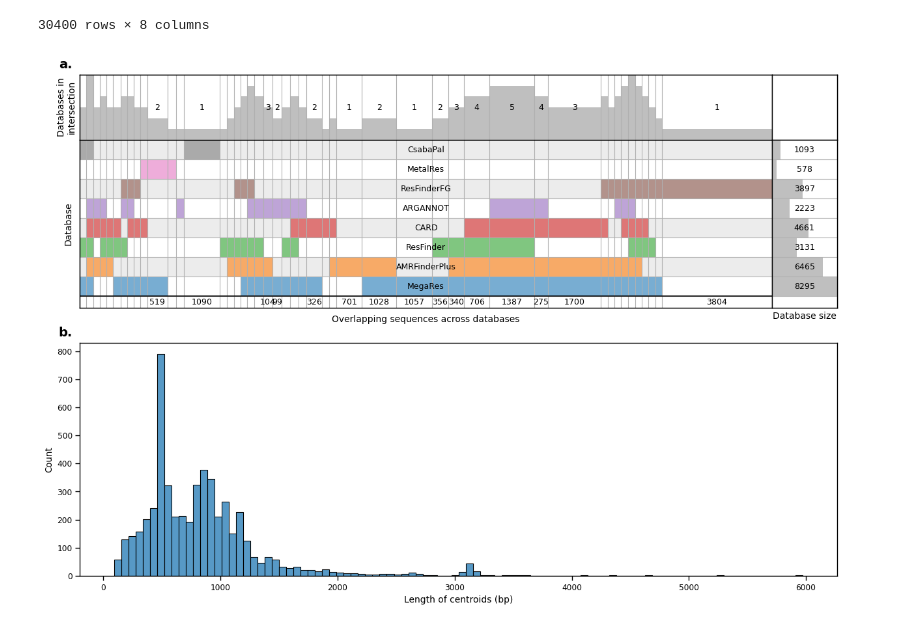
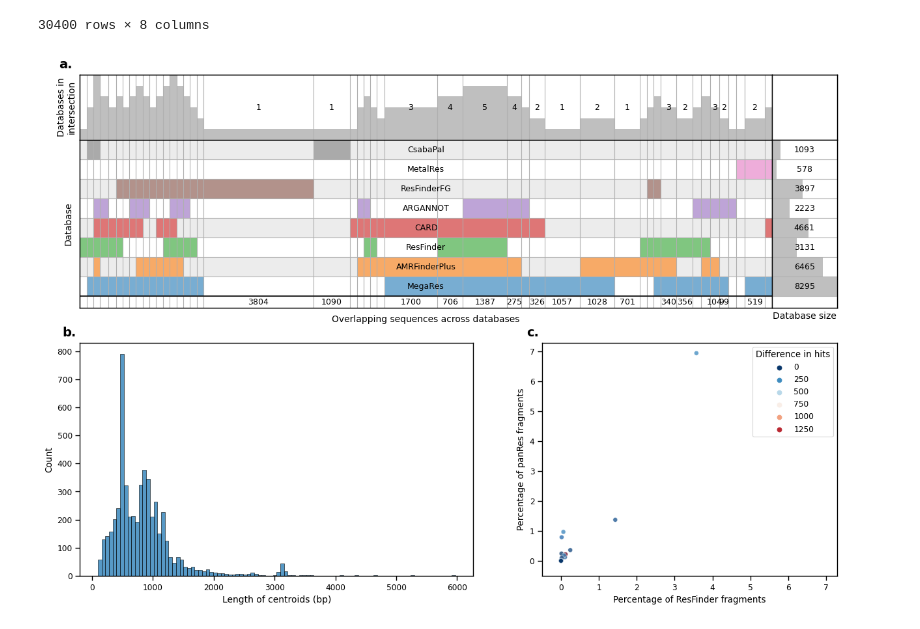
Before and after one commit to genomicepidemiology/argprofiler-paper-notebooks, a Jupyter notebook: panRes.ipynb, the cells around one changed output. Drawn from its saved outputs; the diff is of its cells as text; code cells hidden in the pictures.

Commit message:
notebook and data for panRes viz

```diff
--- a/panRes.ipynb
+++ b/panRes.ipynb
@@ -45,33 +58,72 @@ names = {
     'metalres_genes': 'MetalRes',
     'resfinder_genes': 'ResFinder'
 }
+# %%
+dfResFinder29 = pd.read_csv('data/ResFinder_hits.csv')
+dfResFinder29SUM = dfResFinder29.groupby('run_accession').agg({'total_readfragmentCount': 'max', 'refSequence': 'nunique', 'fragmentCountAln': 'sum'})
+dfResFinder29SUM['pct_resfinder'] = (dfResFinder29SUM['fragmentCountAln'] / dfResFinder29SUM['total_readfragmentCount'])*100
+# %%
+dfpanRes29 = pd.read_csv('data/panRes_hits.csv')
+dfpanRes29SUM = dfpanRes29.groupby('run_accession').agg({'total_readfragmentCount': 'max', 'refSequence': 'nunique', 'fragmentCountAln': 'sum'})
+dfpanRes29SUM['pct_panRes'] = (dfpanRes29SUM['fragmentCountAln'] / dfpanRes29SUM['total_readfragmentCount'])*100
+# %%
+dfMapped = dfpanRes29SUM.merge(dfResFinder29SUM, left_index=True, right_index=True, suffixes=['_panRes', '_resFinder'])
+# %%
+dfMapped['panRes_increased_references'] = dfMapped.refSequence_panRes - dfMapped.refSequence_resFinder
 # %%
-fig, axes = plt.subplots(2,1, figsize=(15, 10), gridspec_kw={'hspace': 0.15})
+fig = plt.figure(figsize=(15,10))
+gs = gridspec.GridSpec(ncols=2, nrows=2, hspace=0.15, wspace=0.2, width_ratios=[1, .75])
+
+ax_venn = fig.add_subplot(gs[0,:])
+ax_hist = fig.add_subplot(gs[1,0])
+ax_scatter = fig.add_subplot(gs[1,1])
 
 sv = supervenn(sets.tolist(), sets.index.map(names).tolist(),
-               ax=axes[0],
+               ax=ax_venn,
                widths_minmax_ratio=0.06,
                sets_ordering='chunk count',
                min_width_for_annotation=99,
                fontsize=9)
 
 sns.histplot(
     data = df.loc[df['# userGeneName'] == df['chosenSeq']].drop_duplicates(subset=['# userGeneName']),
     x = 'gene_len',
-    ax = axes[1]
+    ax = ax_hist
 )
+
+sns.scatterplot(
+    data = dfMapped,
+    x = 'pct_resfinder',
+    y = 'pct_panRes',
+    alpha = .75,
+    hue = 'panRes_increased_references',
+    palette='RdBu_r',
+    ax = ax_scatter,
+    s = 25
+)
+
+xrange = ax_scatter.get_xlim()
+yrange = ax_scatter.get_ylim()
+ax_scatter.set_xlim(-.5, max([yrange[1], xrange[1]]))
+ax_scatter.set_ylim(-.5, max([yrange[1], xrange[1]]))
+
+ax_scatter.set_xlabel('Percentage of ResFinder fragments')
+ax_scatter.set_ylabel('Percentage of panRes fragments')
+ax_scatter.legend(title='Difference in hits')
+
 
 sv.axes['main'].set_xlabel('Overlapping sequences across databases',fontsize=10)
 sv.axes['main'].set_ylabel('Database', fontsize=10)
 
 sv.axes['top_side_plot'].set_ylabel('Databases in\nintersection', fontsize=10)
 sv.axes['right_side_plot'].set_xlabel('Database size', fontsize=10)
 
-axes[1].set_xlabel('Length of centroids (bp)',fontsize=10)
+ax_hist.set_xlabel('Length of centroids (bp)',fontsize=10)
 
-axes[0].text(-0.01, 1.07, 'a.', transform=axes[0].transAxes, fontsize=14, va='top', ha='right', fontweight='bold')
-axes[1].text(-0.01, 1.07, 'b.', transform=axes[1].transAxes, fontsize=14, va='top', ha='right', fontweight='bold')
+ax_venn.text(-0.01, 1.07, 'a.', transform=ax_venn.transAxes, fontsize=14, va='top', ha='right', fontweight='bold')
+ax_hist.text(-0.01, 1.07, 'b.', transform=ax_hist.transAxes, fontsize=14, va='top', ha='right', fontweight='bold')
+ax_scatter.text(-0.01, 1.07, 'c.', transform=ax_scatter.transAxes, fontsize=14, va='top', ha='right', fontweight='bold')
 
 figure_saver(fig=fig, prefix='figures/panres')
 # %% [output]
-[figure, old version]
+[figure, new version]
```
Also changed, not shown: parts of 1 cell of this notebook, 3 other files.
